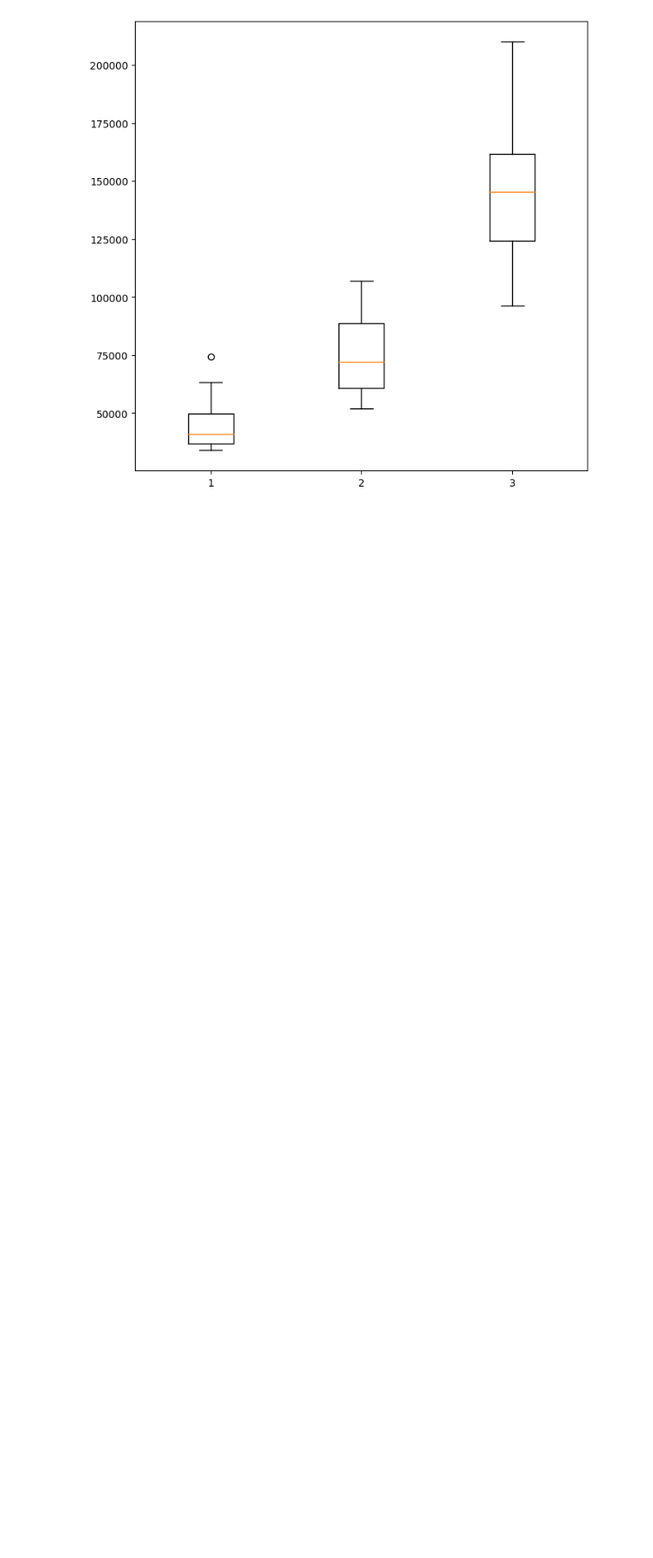
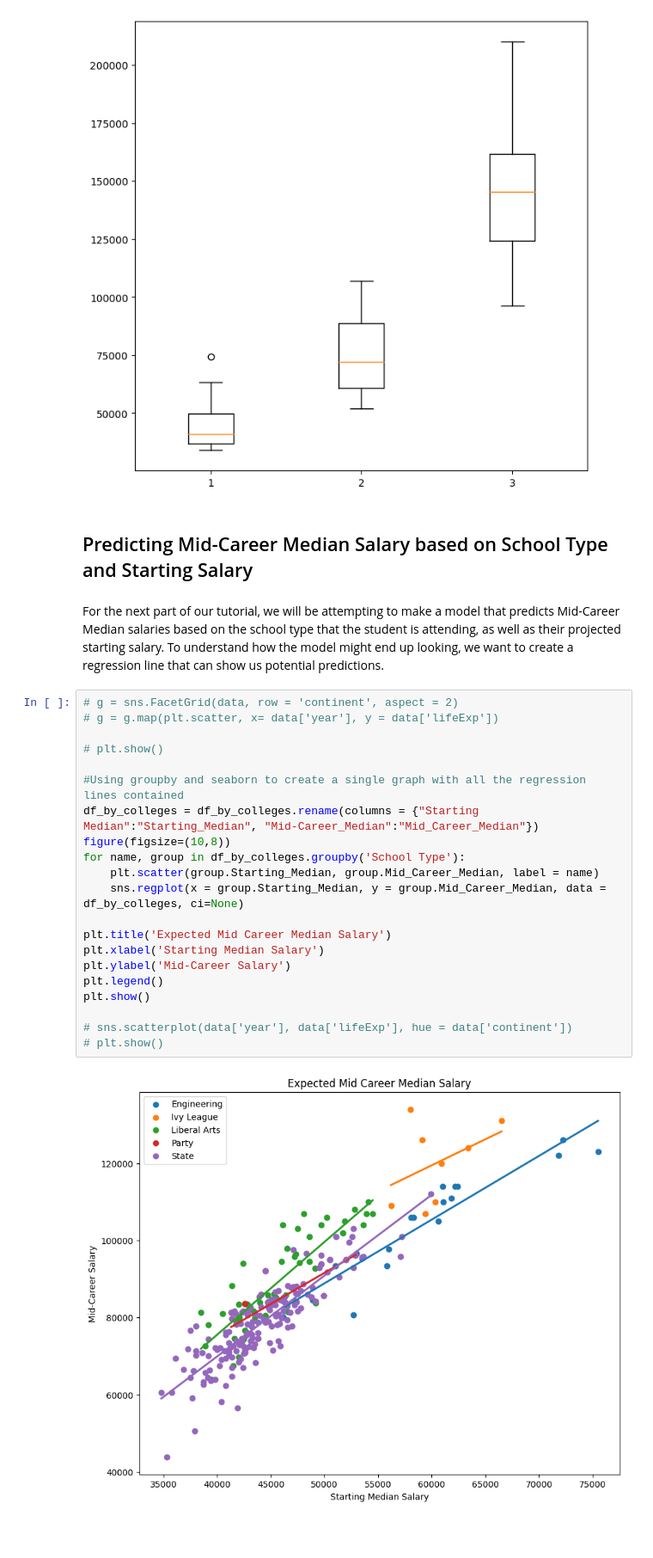
Before and after one commit to anshvnm/Careers, a Jupyter notebook: finalproject.ipynb, the cells around one changed output. Shown at 86% size. Saved outputs shown, nothing was run; the diff lists cells and outputs as text; blank space fills up the shorter version.

Commit message:
Epic Gamer Scatterplot

```diff
--- a/finalproject.ipynb
+++ b/finalproject.ipynb
@@ -263,5 +264,32 @@ plt.boxplot(lst)
 plt.show()
 # %% [output]
 [figure]
+# %% [markdown]
+<h2>Predicting Mid-Career Median Salary based on School Type and Starting Salary</h2>
+# %% [markdown]
+For the next part of our tutorial, we will be attempting to make a model that predicts Mid-Career Median salaries based on the school type that the student is attending, as well as their projected starting salary. To understand how the model might end up looking, we want to create a regression line that can show us potential predictions.
+# %%
+# g = sns.FacetGrid(data, row = 'continent', aspect = 2)
+# g = g.map(plt.scatter, x= data['year'], y = data['lifeExp'])
+
+# plt.show()
+
+#Using groupby and seaborn to create a single graph with all the regression lines contained
+df_by_colleges = df_by_colleges.rename(columns = {"Starting Median":"Starting_Median", "Mid-Career_Median":"Mid_Career_Median"})
+figure(figsize=(10,8))
+for name, group in df_by_colleges.groupby('School Type'):
+    plt.scatter(group.Starting_Median, group.Mid_Career_Median, label = name)
+    sns.regplot(x = group.Starting_Median, y = group.Mid_Career_Median, data = df_by_colleges, ci=None)
+
+plt.title('Expected Mid Career Median Salary')
+plt.xlabel('Starting Median Salary')
+plt.ylabel('Mid-Career Salary')
+plt.legend()
+plt.show()
+
+# sns.scatterplot(data['year'], data['lifeExp'], hue = data['continent'])
+# plt.show()
+# %% [output]
+[figure, added]
 # %% [markdown]
 <h2>
```
Also changed, not shown: parts of 1 cell of this notebook.
